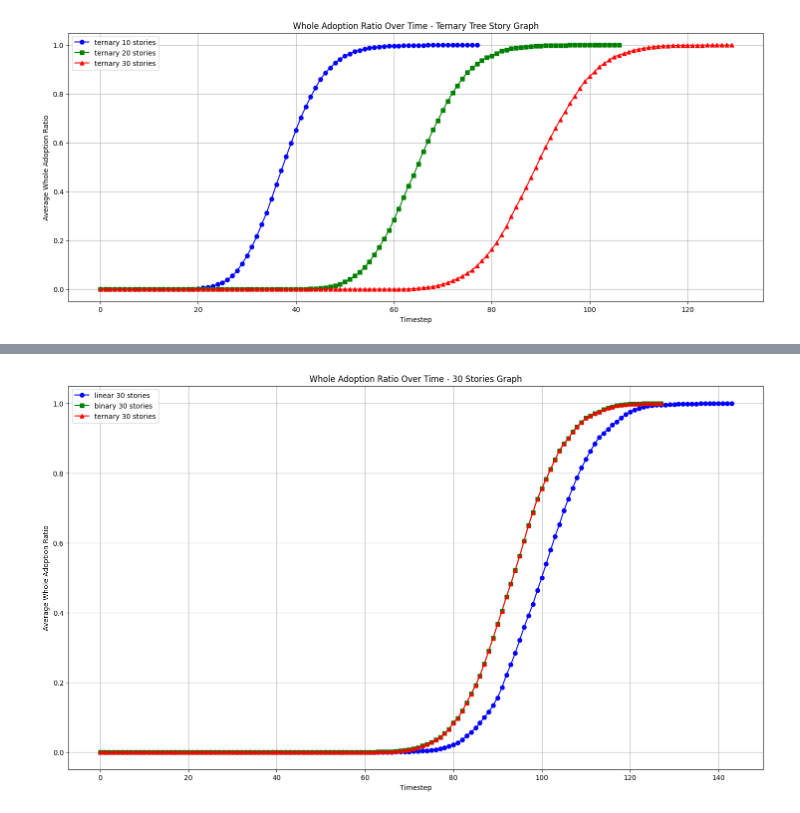
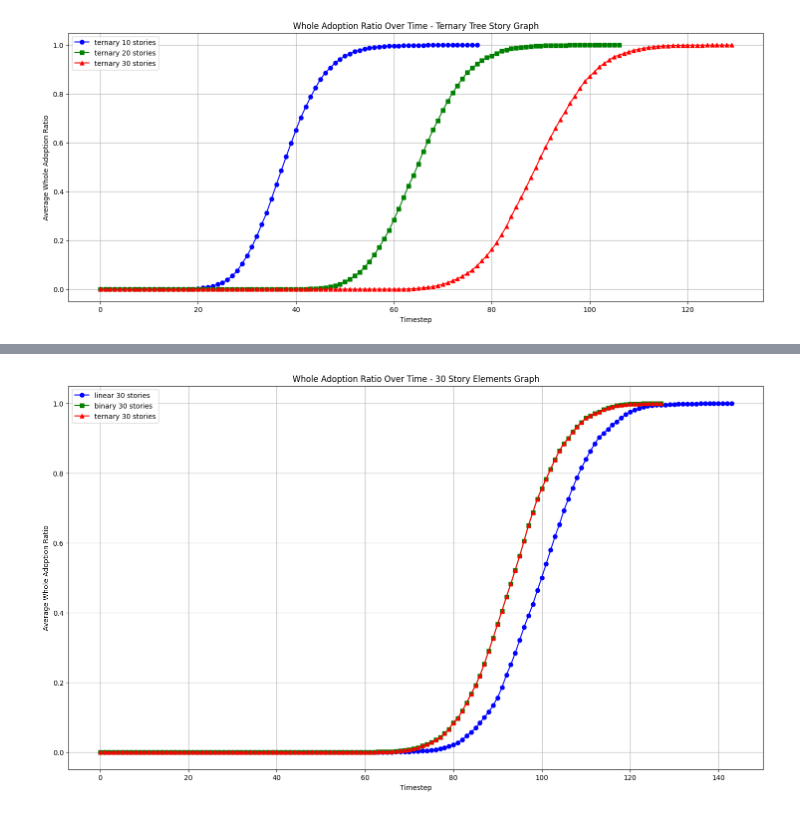
Before and after one commit to c4-lab/NarrativeDiffusion, a Jupyter notebook: analysis/graphs2.ipynb, the cells around one changed output, grey strips where cells are left out. Saved outputs shown, nothing was run; the diff lists cells and outputs as text; code cells hidden in the pictures.

```diff
--- a/analysis/graphs2.ipynb
+++ b/analysis/graphs2.ipynb
@@ -186,23 +192,23 @@ plt.show()
 # %%
 plt.figure(figsize=(18, 10))
 
 plt.plot(linear_30stories_data['timestep'],
          linear_30stories_data['whole_adoption_ratio'],
          marker='o', color='blue', label='linear 30 stories')
 
 plt.plot(binary_30stories_data['timestep'],
          binary_30stories_data['whole_adoption_ratio'],
          marker='s', color='green', label='binary 30 stories')
 
 plt.plot(binary_30stories_data['timestep'],
          binary_30stories_data['whole_adoption_ratio'],
          marker='^', color='red', label='ternary 30 stories')
 
-plt.title('Whole Adoption Ratio Over Time - 30 Stories Graph')
+plt.title('Whole Adoption Ratio Over Time - 30 Story Elements Graph')
 plt.xlabel('Timestep')
 plt.ylabel('Average Whole Adoption Ratio')
 plt.grid(True)
 plt.legend()  # This adds the legend to the plot
 plt.show()
 # %% [output]
-[figure, old version]
+[figure, new version]
```
Also changed, not shown: parts of 14 cells of this notebook.
